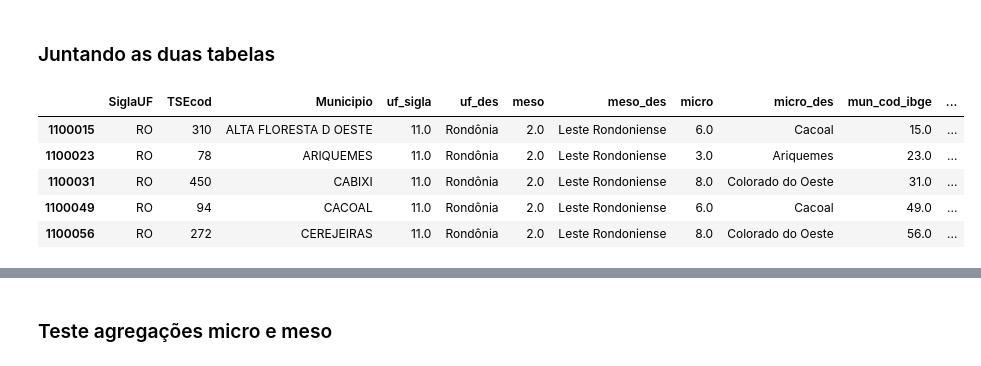
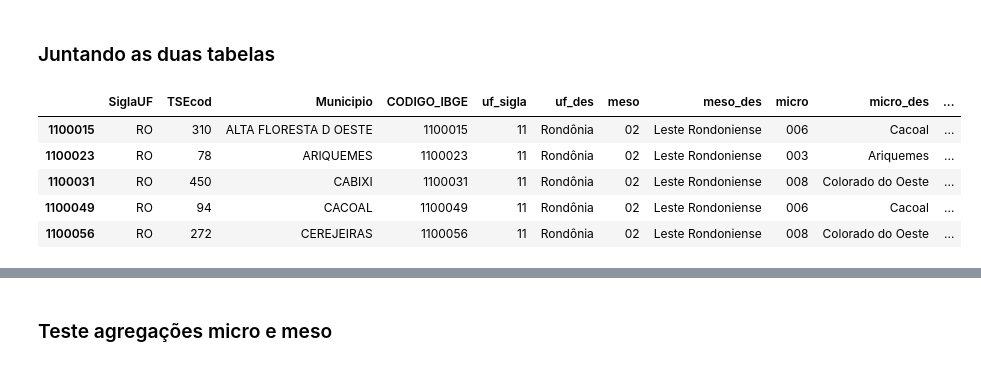
Before and after one commit to Cepesp-Fgv/tse-dados, a Jupyter notebook: Municipios/Municipios TSE com IBGE.ipynb, the cells around one changed output, grey strips where cells are left out. Cells and saved outputs as stored; diff of their text form; code cells hidden in the pictures.

```diff
--- a/Municipios/Municipios TSE com IBGE.ipynb
+++ b/Municipios/Municipios TSE com IBGE.ipynb
@@ -1,4 +1,6 @@
 # %%
 import pandas as pd
 
-mun = pd.read_csv("data/aux_municipio.csv", delimiter=";",encoding="latin1")
+mun = pd.read_csv("data/aux_municipio.csv", delimiter=";",dtype=str,encoding="latin1")
+
+mun.head()
@@ -5,7 +14,8 @@ mun = pd.read_csv("data/aux_municipio.csv", delimiter=";",encoding="latin1")
 # %%
-mun_tse = pd.read_csv("data/aux_mun_tse_code.csv", delimiter=";",encoding="latin1")
+mun_tse = pd.read_csv("data/aux_mun_tse_code.csv", delimiter=";", dtype=str,encoding="latin1")
 
-mun_tse["IBGEcod"] = mun_tse["IBGEcod"].real.astype(int)
+
 mun_tse.groupby("Ano").count()
 #mun_tse.set_index("IBGEcod").join(mun.set_index("mun_cod"))
+mun_tse.head()
 # %% [output]
@@ -33,12 +42,14 @@ mun_ano.head()
 # %% [markdown]
 ### Juntando as duas tabelas
 # %%
+mun_ano["CODIGO_IBGE"] = mun_ano["IBGEcod"]
+
 mun_ano_tse_cod = mun_ano.set_index("IBGEcod").join(mun.set_index("mun_cod"))
 mun_ano_tse_cod.head()
 # %% [output]
-|  | SiglaUF | TSEcod | Municipio | uf_sigla | uf_des | meso | meso_des | micro | micro_des | mun_cod_ibge | ... |
-| 1100015 | RO | 310 | ALTA FLORESTA D OESTE | 11.0 | Rondônia | 2.0 | Leste Rondoniense | 6.0 | Cacoal | 15.0 | ... |
-| 1100023 | RO | 78 | ARIQUEMES | 11.0 | Rondônia | 2.0 | Leste Rondoniense | 3.0 | Ariquemes | 23.0 | ... |
-| 1100031 | RO | 450 | CABIXI | 11.0 | Rondônia | 2.0 | Leste Rondoniense | 8.0 | Colorado do Oeste | 31.0 | ... |
-| 1100049 | RO | 94 | CACOAL | 11.0 | Rondônia | 2.0 | Leste Rondoniense | 6.0 | Cacoal | 49.0 | ... |
-| 1100056 | RO | 272 | CEREJEIRAS | 11.0 | Rondônia | 2.0 | Leste Rondoniense | 8.0 | Colorado do Oeste | 56.0 | ... |
+|  | SiglaUF | TSEcod | Municipio | CODIGO_IBGE | uf_sigla | uf_des | meso | meso_des | micro | micro_des | ... |
+| 1100015 | RO | 310 | ALTA FLORESTA D OESTE | 1100015 | 11 | Rondônia | 02 | Leste Rondoniense | 006 | Cacoal | ... |
+| 1100023 | RO | 78 | ARIQUEMES | 1100023 | 11 | Rondônia | 02 | Leste Rondoniense | 003 | Ariquemes | ... |
+| 1100031 | RO | 450 | CABIXI | 1100031 | 11 | Rondônia | 02 | Leste Rondoniense | 008 | Colorado do Oeste | ... |
+| 1100049 | RO | 94 | CACOAL | 1100049 | 11 | Rondônia | 02 | Leste Rondoniense | 006 | Cacoal | ... |
+| 1100056 | RO | 272 | CEREJEIRAS | 1100056 | 11 | Rondônia | 02 | Leste Rondoniense | 008 | Colorado do Oeste | ... |
```
Also changed, not shown: parts of 9 cells of this notebook, 11 other files.
